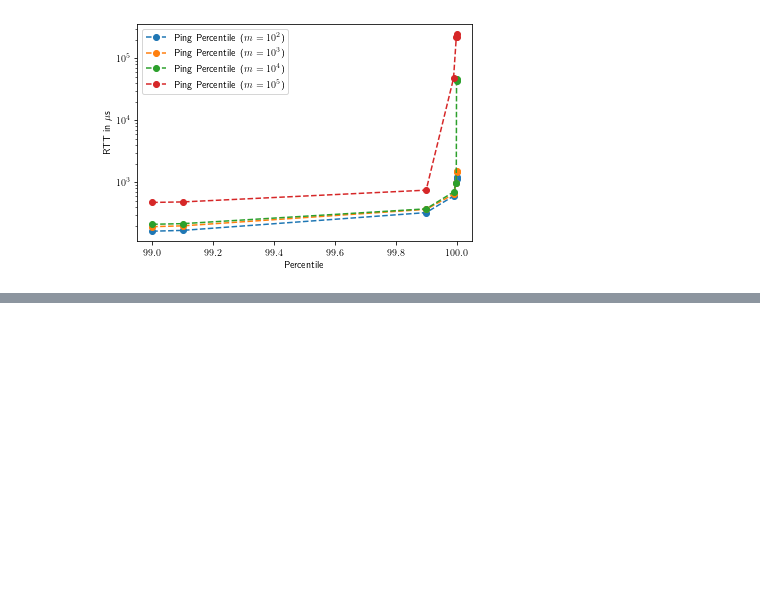
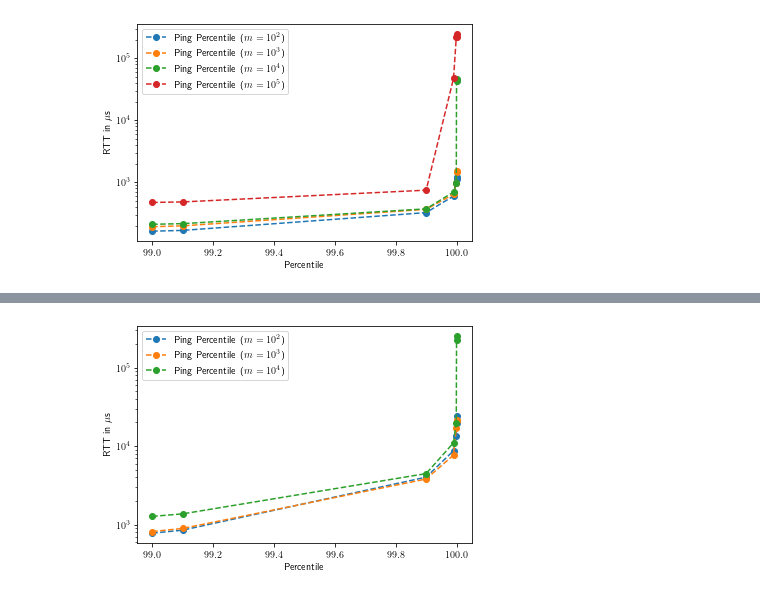
Before and after one commit to libdist-rs/libchatter-rs, a Jupyter notebook: scripts/ping/plot-ping.ipynb, the cells around one changed output, grey strips where cells are left out. Drawn from its saved outputs; the diff is of its cells as text; code cells hidden in the pictures; blank space fills up the shorter version.

```diff
--- a/scripts/ping/plot-ping.ipynb
+++ b/scripts/ping/plot-ping.ipynb
@@ -66,0 +104,24 @@ plt.savefig("Ping-AWS-test.pdf")
+# %%
+plt.rc('text',usetex=True)
+
+for i in data_t1.keys():
+    x = data_t1[i]["x"][5:]
+    y = data_t1[i]["y"][5:]
+    # print(x,y)
+    plt.plot(x,y, label=f"Ping Percentile ($m=10^{int(math.log10(i))}$)", linestyle='--', marker='o')
+
+plt.legend()
+# plt.xscale("log")
+plt.yscale("log")
+plt.xlabel("Percentile")
+plt.ylabel("RTT in $\\mu$s")
+# plt.show()
+
+# for i in data.keys():
+#     x = data[i]["x"]
+#     y = data[i]["y"]
+#     print(i,x)
+# plt.xticks(log_points)
+plt.savefig("Ping-AWS-T1-blown.pdf")
+# %% [output]
+[figure, added]
```
Also changed, not shown: parts of 2 cells of this notebook, 13 other files.
